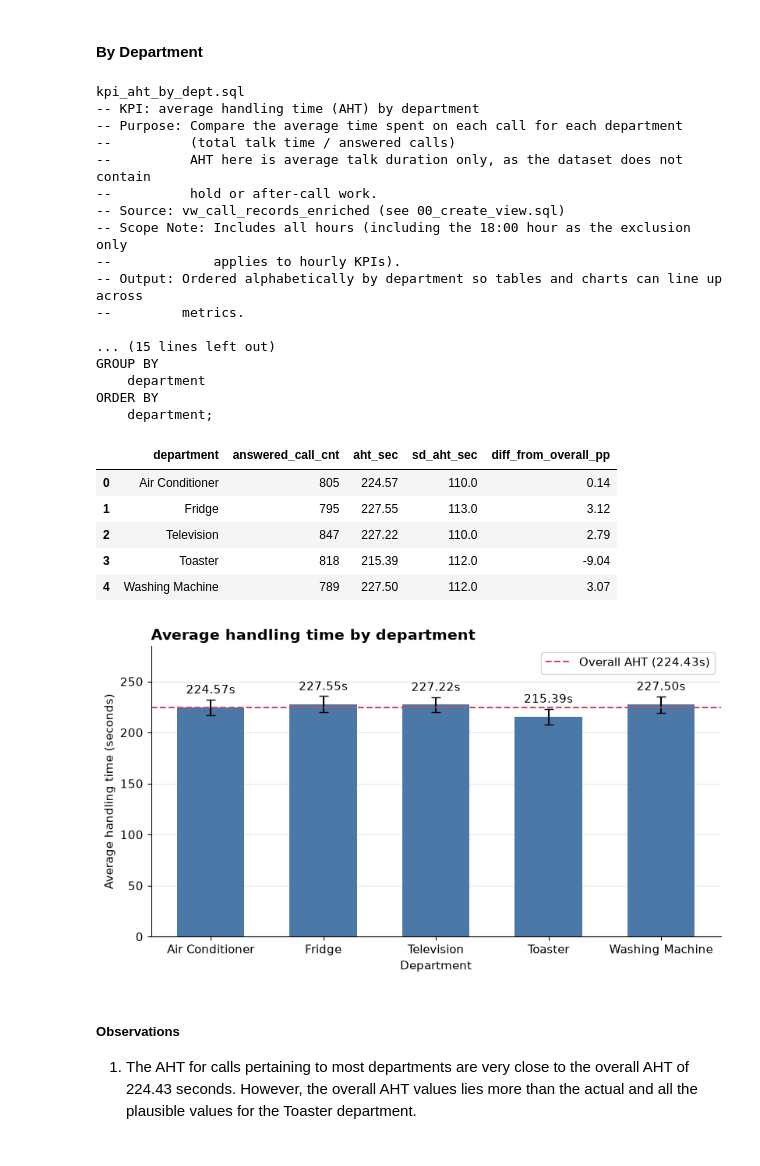
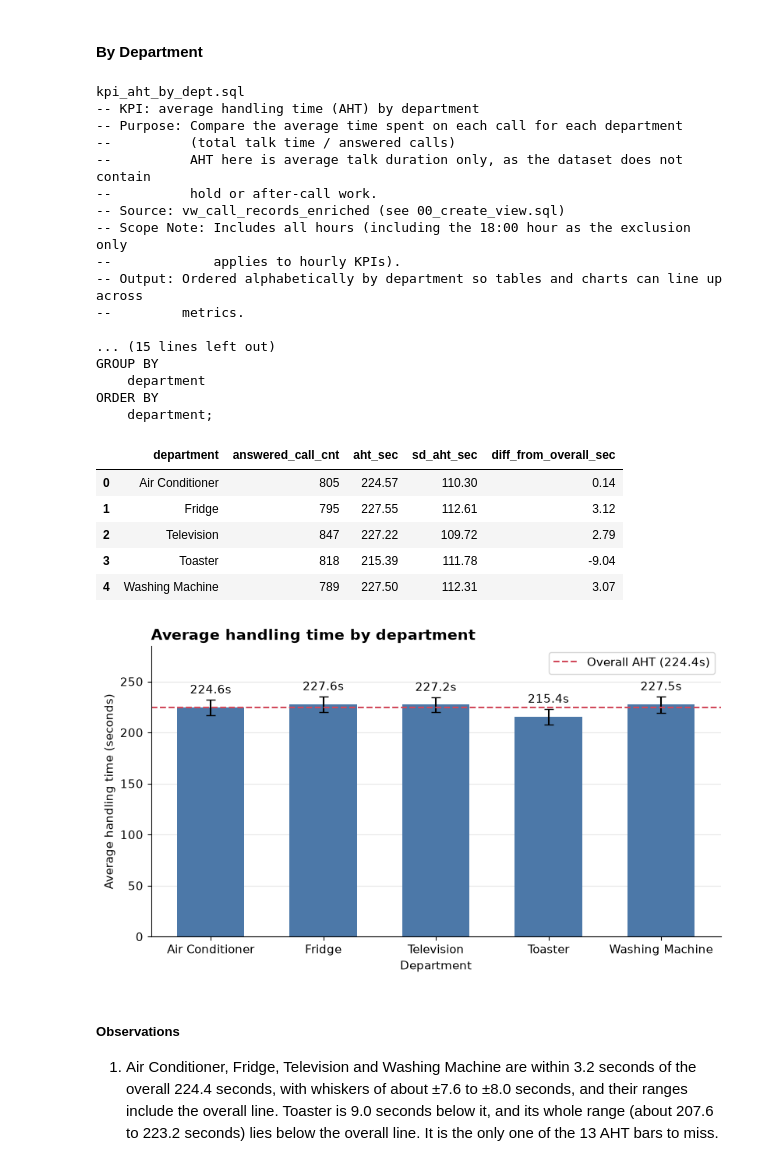
Before and after one commit to Ashish-Krishna-K/call-center-staffing-analytics, a Jupyter notebook: notebooks/03_kpi_analysis.ipynb, the cells around one changed output. Drawn from its saved outputs; the diff is of its cells as text; code cells hidden in the pictures.

```diff
--- a/notebooks/03_kpi_analysis.ipynb
+++ b/notebooks/03_kpi_analysis.ipynb
@@ -745,9 +746,10 @@ overall_mean = (df["aht_sec"] * df["answered_call_cnt"]).sum() / df[
     "answered_call_cnt"
 ].sum()
 se = df["sd_aht_sec"] / df["answered_call_cnt"] ** 0.5
+assert not se.isna().any()
 print(filename)
 print(sql_query)
-display(df.assign(diff_from_overall_pp=(df["aht_sec"] - overall_mean).round(2)))
+display(df.assign(diff_from_overall_sec=(df["aht_sec"] - overall_mean).round(2)))
 # %% [output]
 kpi_aht_by_dept.sql
 -- KPI: average handling time (AHT) by department
@@ -766,44 +768,44 @@ GROUP BY
     department
 ORDER BY
     department;
-|  | department | answered_call_cnt | aht_sec | sd_aht_sec | diff_from_overall_pp |
-| 0 | Air Conditioner | 805 | 224.57 | 110.0 | 0.14 |
-| 1 | Fridge | 795 | 227.55 | 113.0 | 3.12 |
-| 2 | Television | 847 | 227.22 | 110.0 | 2.79 |
-| 3 | Toaster | 818 | 215.39 | 112.0 | -9.04 |
-| 4 | Washing Machine | 789 | 227.50 | 112.0 | 3.07 |
+|  | department | answered_call_cnt | aht_sec | sd_aht_sec | diff_from_overall_sec |
+| 0 | Air Conditioner | 805 | 224.57 | 110.30 | 0.14 |
+| 1 | Fridge | 795 | 227.55 | 112.61 | 3.12 |
+| 2 | Television | 847 | 227.22 | 109.72 | 2.79 |
+| 3 | Toaster | 818 | 215.39 | 111.78 | -9.04 |
+| 4 | Washing Machine | 789 | 227.50 | 112.31 | 3.07 |
 # %%
 fig, ax = plt.subplots(figsize=(8, 4.5), layout="constrained")
 bars = ax.bar(
     x=df["department"],
     height=df["aht_sec"],
     color=BAR_COLOR_BLUE,
     width=0.6,
     yerr=2*se,
     capsize=4
 )
-labels = [f"{v:.2f}s" for v in df["aht_sec"]]
+labels = [f"{v:.1f}s" for v in df["aht_sec"]]
 ax.bar_label(bars, labels=labels, padding=3)
 ax.axhline(
     overall_mean,
     color=REF_LINE_RED,
     linestyle="--",
     linewidth=1.5,
-    label=f"Overall AHT ({overall_mean:.2f}s)",
+    label=f"Overall AHT ({overall_mean:.1f}s)",
 )
 ax.set_ylim(0, df["aht_sec"].max() * 1.25)
 ax.set_title("Average handling time by department")
 ax.set_xlabel("Department")
 ax.set_ylabel("Average handling time (seconds)")
 ax.legend()
 ax.grid(axis="y", alpha=0.3)
 
 chart_name = filename.replace(".sql", ".png", 1).replace("kpi_", "")
 fig.savefig(charts_dir / chart_name, dpi=200, bbox_inches="tight")
 plt.show()
 # %% [output]
-[figure, old version]
+[figure, new version]
 # %% [markdown]
 ##### Observations
 
-1. The AHT for calls pertaining to most departments are very close to the overall AHT of 224.43 seconds. However, the overall AHT values lies more than the actual and all the plausible values for the Toaster department.
+1. Air Conditioner, Fridge, Television and Washing Machine are within 3.2 seconds of the overall 224.4 seconds, with whiskers of about ±7.6 to ±8.0 seconds, and their ranges include the overall line. Toaster is 9.0 seconds below it, and its whole range (about 207.6 to 223.2 seconds) lies below the overall line. It is the only one of the 13 AHT bars to miss.
```
Also changed, not shown: parts of 4 cells of this notebook, 2 other files.
